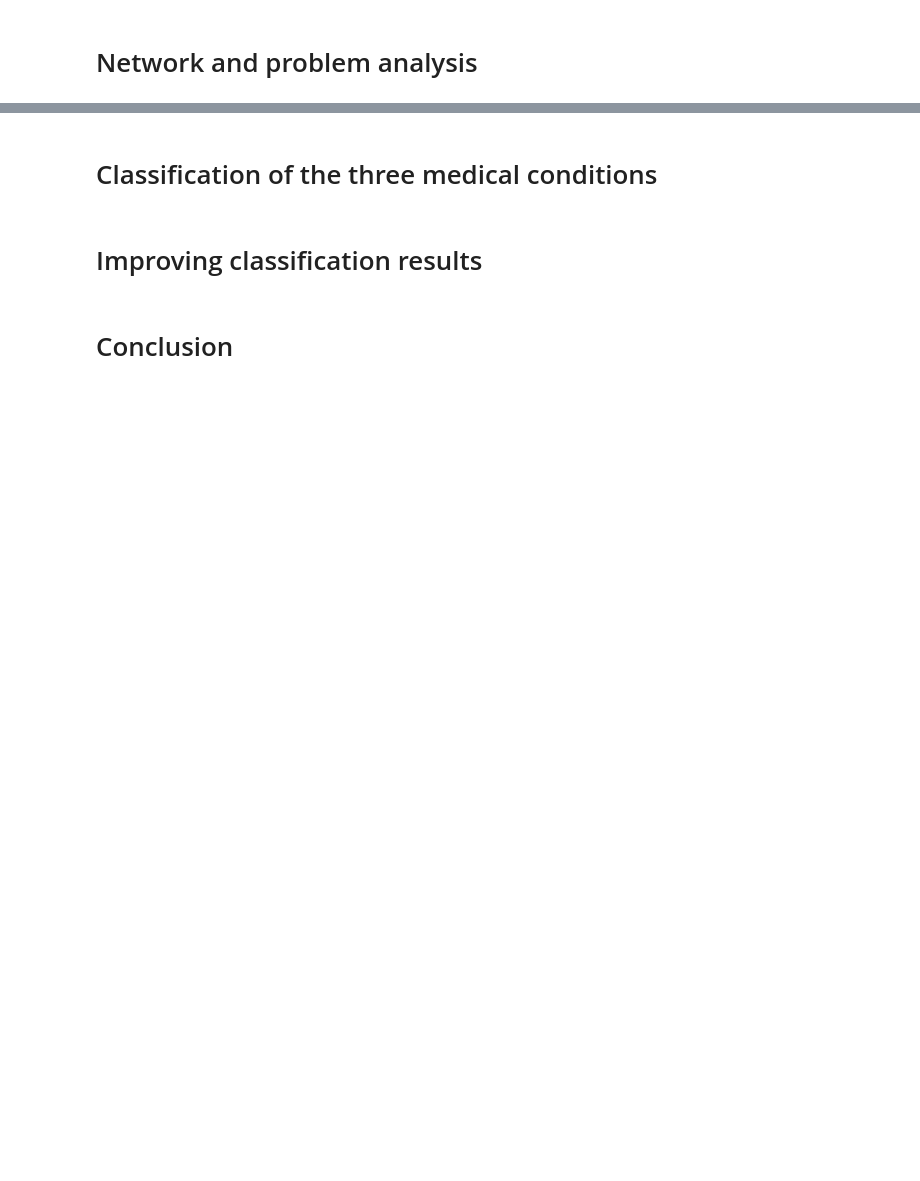
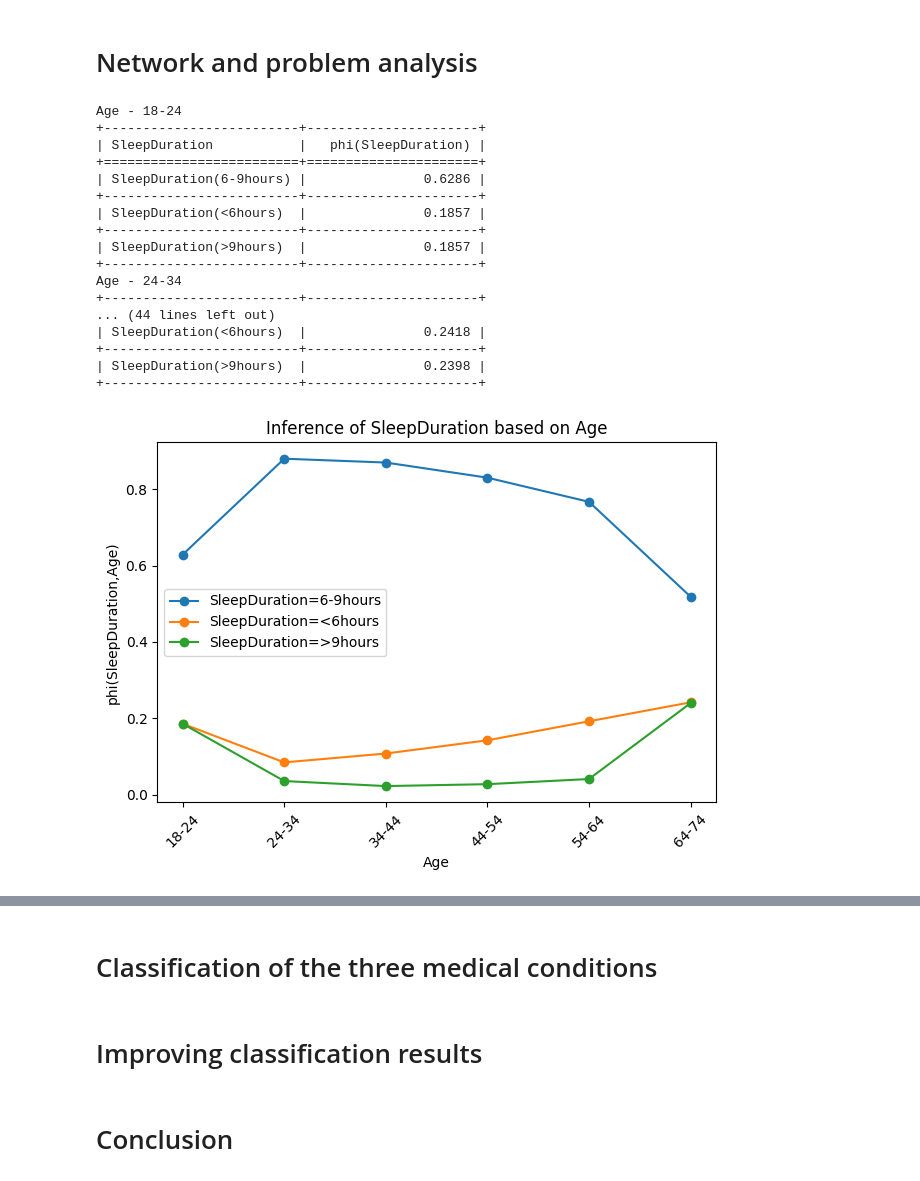
Before and after one commit to Hugana/Bayesian-Networks-AAA, a Jupyter notebook: P1_joao.ipynb, the cells around one changed output, grey strips where cells are left out. Drawn from its saved outputs; the diff is of its cells as text; code cells hidden in the pictures; blank space fills up the shorter version.

```diff
--- a/P1_joao.ipynb
+++ b/P1_joao.ipynb
@@ -502,4 +526,59 @@ bayesian_model.fit(df, estimator=BayesianEstimator)
 
 # Perform Variable Elimination inference
 infer = VariableElimination(bayesian_model)
+# %%
+def infer_and_plot(model, target_var, evidence_var):
+
+    # Get all possible values for the evidence variable
+    evidence_values = model.get_cpds(evidence_var).state_names[evidence_var]
+    target_states = model.get_cpds(target_var).state_names[target_var]
+
+    inference_results = {state: [] for state in target_states}
+
+    # Perform inference for each value of the evidence variable
+    for value in evidence_values:
+        evidence = {evidence_var: value}
+        query_result = infer.query([target_var], evidence=evidence)
+        print(evidence_var + " - " +  value)
+        print(query_result)
+
+        # Extract the probability distribution from the query result
+        probabilities = query_result.values  # Array of probabilities
+        for state, prob in zip(target_states, probabilities):
+            inference_results[state].append(prob)
+
+
+    # Plotting the results
+    for state, probabilities in inference_results.items():
+
+        plt.plot(evidence_values, probabilities, marker='o', label=f"{target_var}={state}")
+
+    plt.xticks(rotation=45)
+    plt.xlabel(evidence_var)
+    plt.ylabel("phi("+target_var+","+evidence_var+")")
+    plt.title(f"Inference of {target_var} based on {evidence_var}")
+    plt.legend()
+    plt.tight_layout()
+    plt.show()
+# %%
+infer_and_plot(bayesian_model, 'SleepDuration', 'Age')
+# %% [output]
+Age - 18-24
++-------------------------+----------------------+
+| SleepDuration           |   phi(SleepDuration) |
++=========================+======================+
+| SleepDuration(6-9hours) |               0.6286 |
++-------------------------+----------------------+
+| SleepDuration(<6hours)  |               0.1857 |
++-------------------------+----------------------+
+| SleepDuration(>9hours)  |               0.1857 |
++-------------------------+----------------------+
+Age - 24-34
++-------------------------+----------------------+
+... (44 lines left out)
+| SleepDuration(<6hours)  |               0.2418 |
++-------------------------+----------------------+
+| SleepDuration(>9hours)  |               0.2398 |
++-------------------------+----------------------+
+[figure, added]
 # %%
```
Also changed, not shown: parts of 55 cells of this notebook.
